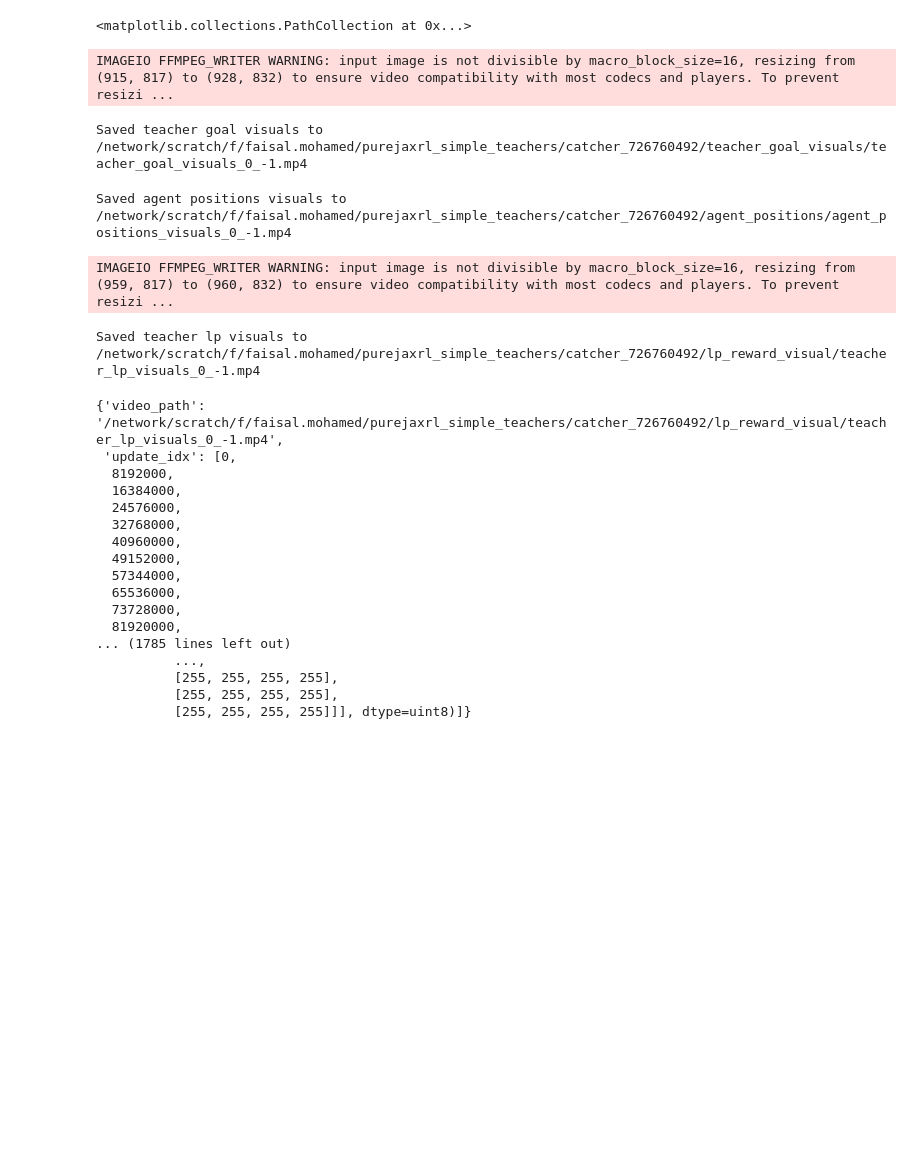
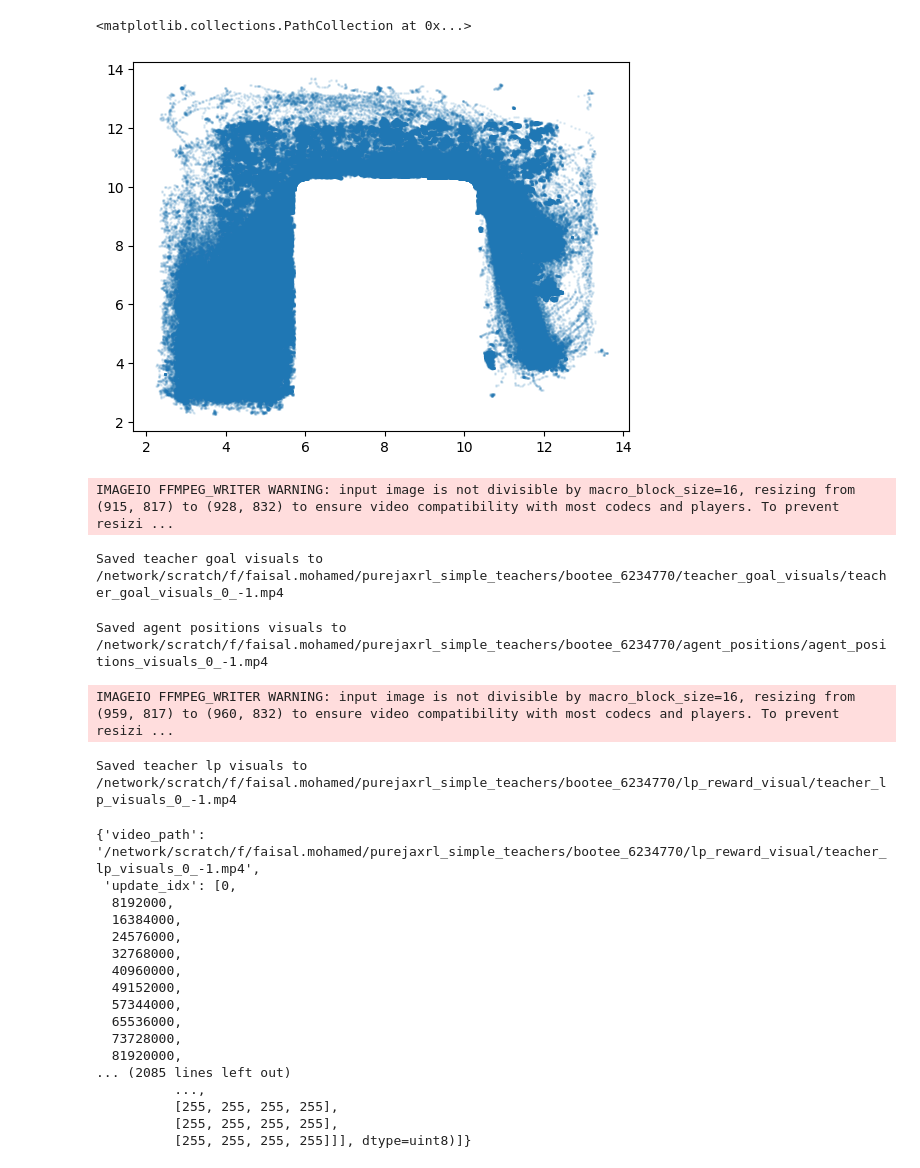
Before and after one commit to FaisalAhmed0/empowerment_agent_assistance_ppo, a Jupyter notebook: visualizations.ipynb, the cells around one changed output. Cells and saved outputs as stored; diff of their text form; code cells hidden in the pictures; blank space fills up the shorter version.

```diff
--- a/visualizations.ipynb
+++ b/visualizations.ipynb
@@ -484,41 +484,42 @@ def load_lp_visuals(
         "frames": frames,
     }
 # %%
-exp_path = "/network/scratch/f/faisal.mohamed/purejaxrl_simple_teachers/catcher_726760492"
+exp_path = "/network/scratch/f/faisal.mohamed/purejaxrl_simple_teachers/bootee_6234770"
 positions_path = os.path.join(exp_path, "agent_positions")
 goal_counts_path = os.path.join(exp_path, "teacher_goal_visuals")
 empowerment_path = os.path.join(exp_path, "teacher_empowerment_visuals")
 lp_path = os.path.join(exp_path, "lp_reward_visual")
 start = 0
 end = -1
 output = load_agent_positions(positions_path, start, end)
 xy = output["agent_xy"]
 import matplotlib.pyplot as plt
 plt.figure()
 plt.scatter(xy[:, 0], xy[:, 1], s=1, alpha=0.1)
 # plt.axis("off")
 # plt.show()
 # plt.close()
 # %% [output]
 <matplotlib.collections.PathCollection at 0x...>
+[figure, added]
 # %%
 output = load_teacher_goal_visuals(goal_counts_path, start, end, duration=0.5)
 # %% [output]
 IMAGEIO FFMPEG_WRITER WARNING: input image is not divisible by macro_block_size=16, resizing from (915, 817) to (928, 832) to ensure video compatibility with most codecs and players. To prevent resizi ...
-Saved teacher goal visuals to /network/scratch/f/faisal.mohamed/purejaxrl_simple_teachers/catcher_726760492/teacher_goal_visuals/teacher_goal_visuals_0_-1.mp4
+Saved teacher goal visuals to /network/scratch/f/faisal.mohamed/purejaxrl_simple_teachers/bootee_6234770/teacher_goal_visuals/teacher_goal_visuals_0_-1.mp4
 # %%
 output = load_empowerment_visuals(empowerment_path, start, end, duration=0.5)
 # %%
 end =-1
 output = load_agent_positions_visuals(positions_path, start, end, duration=0.1, render_mode="layers")
 # %% [output]
-Saved agent positions visuals to /network/scratch/f/faisal.mohamed/purejaxrl_simple_teachers/catcher_726760492/agent_positions/agent_positions_visuals_0_-1.mp4
+Saved agent positions visuals to /network/scratch/f/faisal.mohamed/purejaxrl_simple_teachers/bootee_6234770/agent_positions/agent_positions_visuals_0_-1.mp4
 # %%
 load_lp_visuals(lp_path, start, end, duration=0.5)
 # %% [output]
 IMAGEIO FFMPEG_WRITER WARNING: input image is not divisible by macro_block_size=16, resizing from (959, 817) to (960, 832) to ensure video compatibility with most codecs and players. To prevent resizi ...
-Saved teacher lp visuals to /network/scratch/f/faisal.mohamed/purejaxrl_simple_teachers/catcher_726760492/lp_reward_visual/teacher_lp_visuals_0_-1.mp4
+Saved teacher lp visuals to /network/scratch/f/faisal.mohamed/purejaxrl_simple_teachers/bootee_6234770/lp_reward_visual/teacher_lp_visuals_0_-1.mp4
-{'video_path': '/network/scratch/f/faisal.mohamed/purejaxrl_simple_teachers/catcher_726760492/lp_reward_visual/teacher_lp_visuals_0_-1.mp4',
+{'video_path': '/network/scratch/f/faisal.mohamed/purejaxrl_simple_teachers/bootee_6234770/lp_reward_visual/teacher_lp_visuals_0_-1.mp4',
  'update_idx': [0,
   8192000,
   16384000,
@@ -530,7 +531,7 @@ Saved teacher lp visuals to /network/scratch/f/faisal.mohamed/purejaxrl_simple_t
   65536000,
   73728000,
   81920000,
-... (1785 lines left out)
+... (2085 lines left out)
           ...,
           [255, 255, 255, 255],
           [255, 255, 255, 255],
```
Also changed, not shown: 3 other files.
